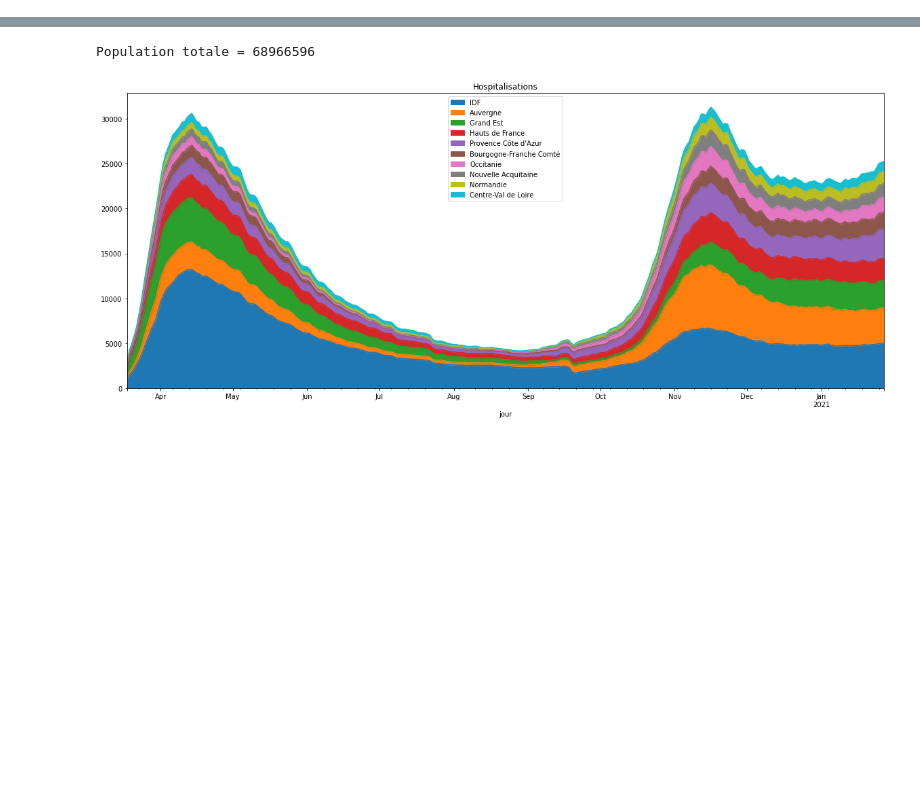
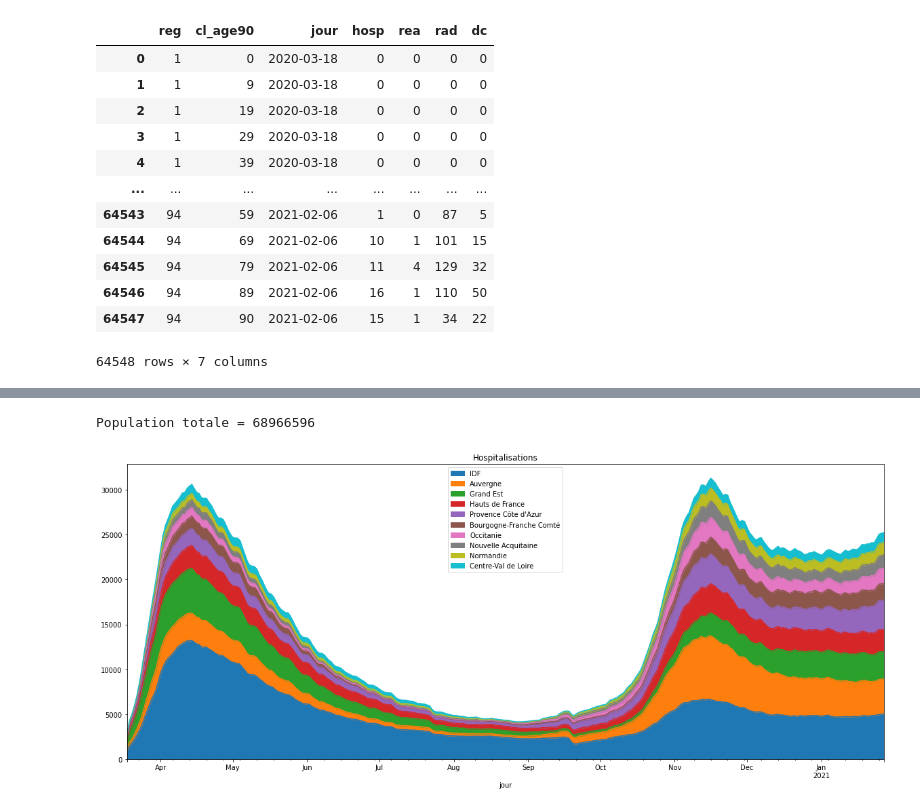
Before and after one commit to fguilleme/deces, a Jupyter notebook: covid-par-region.ipynb, the cells around one changed output, grey strips where cells are left out. Drawn from its saved outputs; the diff is of its cells as text; code cells hidden in the pictures; blank space fills up the shorter version.

```diff
--- a/covid-par-region.ipynb
+++ b/covid-par-region.ipynb
@@ -0,0 +1,22 @@
+# %%
+import pandas as pd
+import matplotlib.pyplot as plt
+import requests
+from io import StringIO
+req = requests.get('https://www.data.gouv.fr/fr/datasets/r/08c18e08-6780-452d-9b8c-ae244ad529b3')
+csv = pd.read_csv(StringIO(req.text), delimiter=';', parse_dates=['jour'])
+csv
+# %% [output]
+|  | reg | cl_age90 | jour | hosp | rea | rad | dc |
+| 0 | 1 | 0 | 2020-03-18 | 0 | 0 | 0 | 0 |
+| 1 | 1 | 9 | 2020-03-18 | 0 | 0 | 0 | 0 |
+| 2 | 1 | 19 | 2020-03-18 | 0 | 0 | 0 | 0 |
+| 3 | 1 | 29 | 2020-03-18 | 0 | 0 | 0 | 0 |
+| 4 | 1 | 39 | 2020-03-18 | 0 | 0 | 0 | 0 |
+| ... | ... | ... | ... | ... | ... | ... | ... |
+| 64543 | 94 | 59 | 2021-02-06 | 1 | 0 | 87 | 5 |
+| 64544 | 94 | 69 | 2021-02-06 | 10 | 1 | 101 | 15 |
+| 64545 | 94 | 79 | 2021-02-06 | 11 | 4 | 129 | 32 |
+| 64546 | 94 | 89 | 2021-02-06 | 16 | 1 | 110 | 50 |
+| 64547 | 94 | 90 | 2021-02-06 | 15 | 1 | 34 | 22 |
+64548 rows × 7 columns
```
Also changed, not shown: parts of 8 cells of this notebook, 2 other files.
